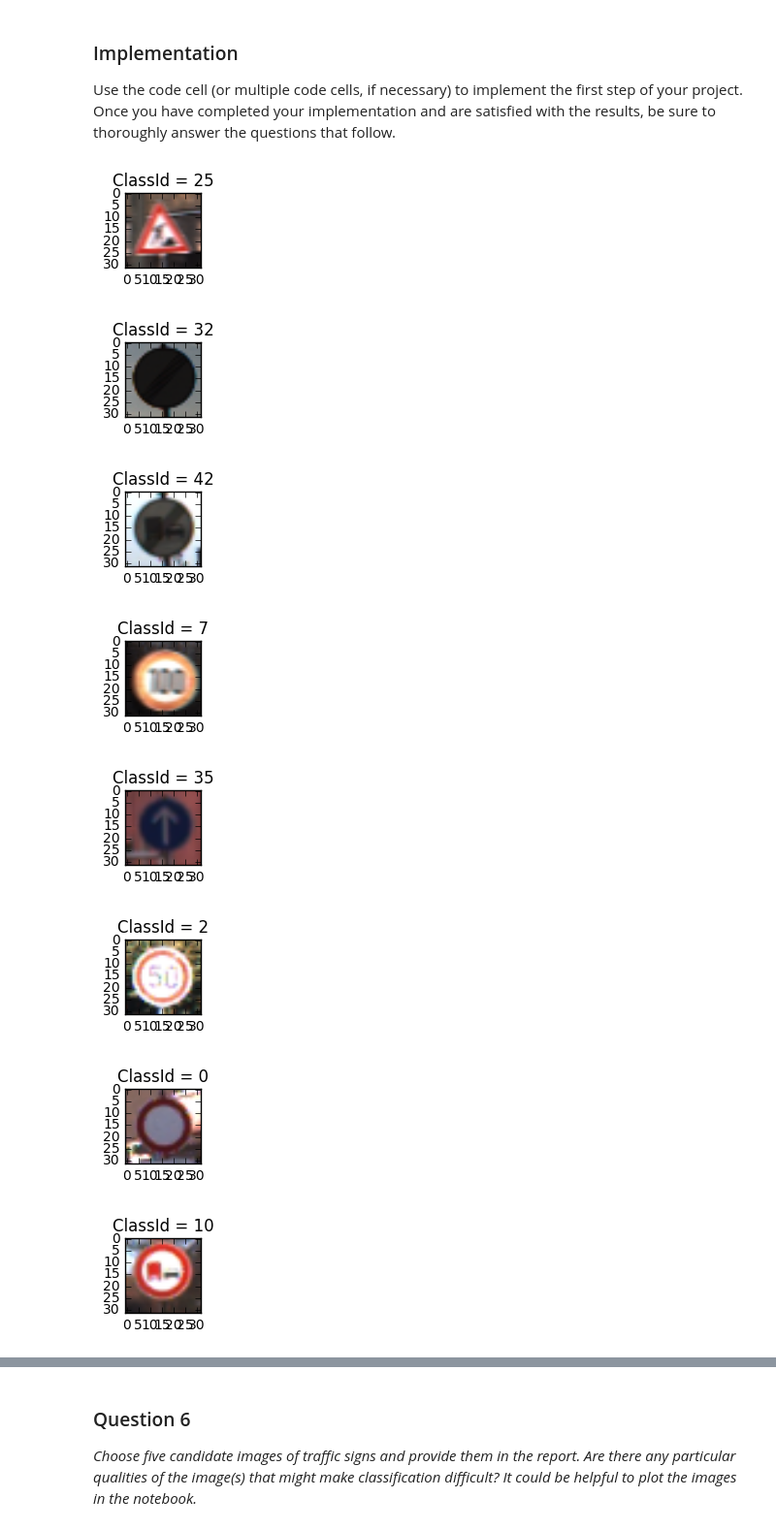
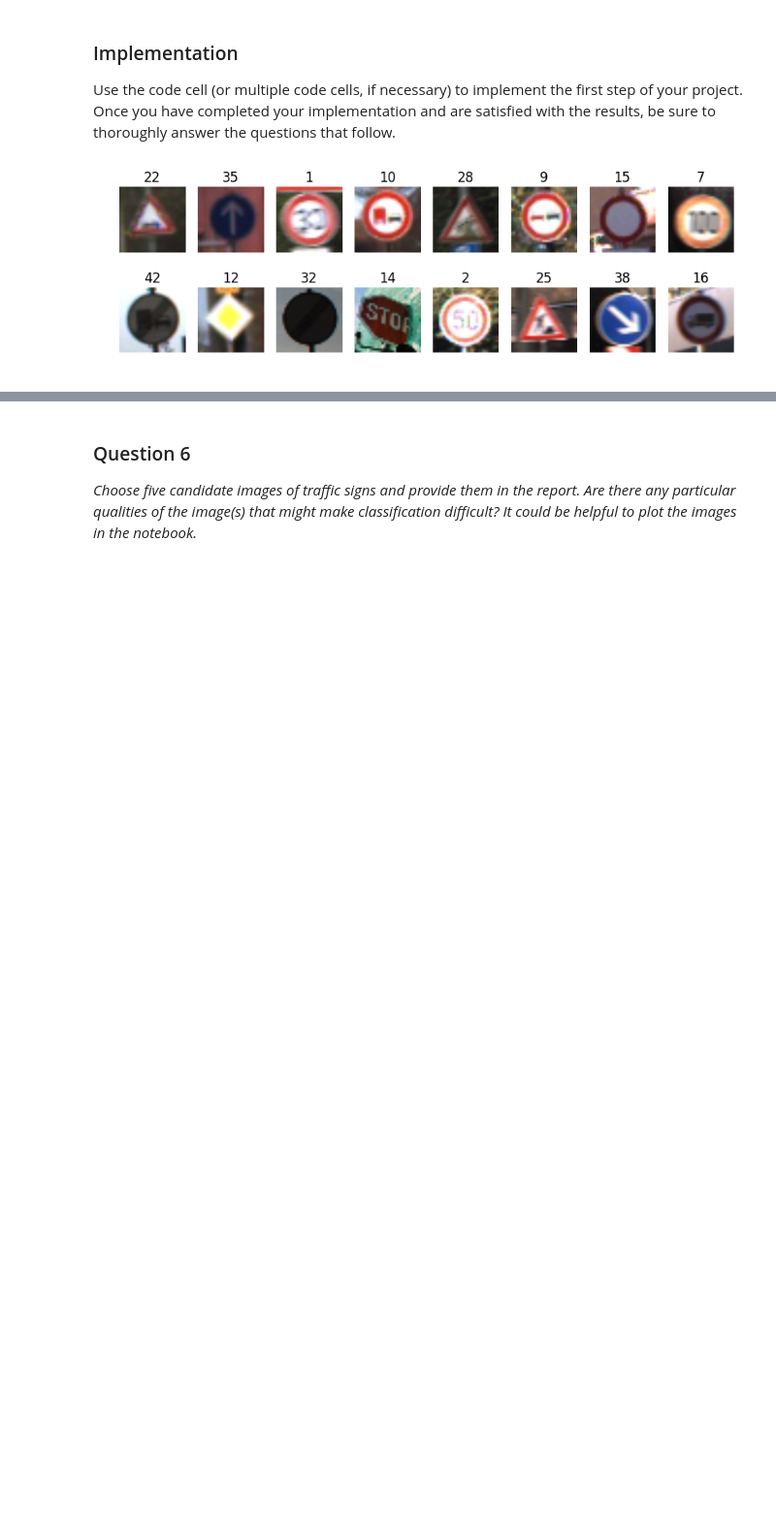
Before and after one commit to woodysong/CarND, a Jupyter notebook: CarND-Traffic-Sign-Classifier-Project/Traffic_Sign_Classifier.ipynb, the cells around one changed output, grey strips where cells are left out. Shown at 97% size. Saved outputs shown, nothing was run; the diff lists cells and outputs as text; code cells hidden in the pictures; blank space fills up the shorter version.

```diff
--- a/CarND-Traffic-Sign-Classifier-Project/Traffic_Sign_Classifier.ipynb
+++ b/CarND-Traffic-Sign-Classifier-Project/Traffic_Sign_Classifier.ipynb
@@ -228,0 +394,7 @@ y_train_part = np.delete(y_train_exp, val_type, axis=0)
+# %%
+import h5py
+with h5py.File("data_train_val.h5", "r") as fi:
+    X_train_part = fi["X_train_part"][:]
+    y_train_part = fi["y_train_part"][:]
+    X_val = fi["X_val"][:]
+    y_val = fi["y_val"][:]
@@ -428,7 +752,7 @@ The LeCun's neural network has been successfully applied to hand-written digits
 ### Feel free to use as many code cells as needed.
 
 learning_rate = 0.001
-epochs = 30
+epochs = 40
 BATCH_SIZE = 128
 
 x = tf.placeholder(tf.float32, [None, 32, 32, 3])
@@ -474,7 +798,7 @@ saver = tf.train.Saver()
 
 with tf.Session() as sess:
     sess.run(tf.initialize_all_variables())
-    num_examples = len(X_train_part)
+    num_examples = len(X_train_part_ycbcr)
 
     print("Training ...")
     for i in range(epochs):
@@ -482,7 +806,7 @@ with tf.Session() as sess:
         for offset in range(0, num_examples, BATCH_SIZE):
             end = offset + BATCH_SIZE
             batch_x, batch_y = X_train_part_shuffle[offset:end], y_train_part_shuffle[offset:end]
-            sess.run(training_operation, feed_dict={x: batch_x, y: batch_y, test_mode: True})
+            sess.run(training_operation, feed_dict={x: batch_x, y: batch_y, test_mode: False})
         train_accuracy = evaluate(X_train_part_ycbcr, y_train_part)
         validation_accuracy = evaluate(X_val_ycbcr, y_val)
         print("Epoch %d" % i)
@@ -532,0 +899,17 @@ Test accu: 0.942597
+# %%
+with tf.Session() as sess:
+    saver.restore(sess, tf.train.latest_checkpoint('.'))
+
+    test_accuracy = evaluate(X_test_gray, y_test)
+    print("Test accu: %f" % test_accuracy)
+    test_accuracy_full = evaluate_test(X_test_gray, y_test)
+
+test_accu_type = [[] for i in xrange(n_classes)]
+
+for idt in xrange(n_classes):
+    cnt = y_test == idt
+    idx = cnt.nonzero()
+    test_accu_type[idt] = test_accuracy_full[idx].mean()
+
+plt.figure()
+plt.bar(np.arange(n_classes), np.array(test_accu_type))
@@ -583,16 +989,15 @@ for idx in xrange(len(imgnames)):
     img = skimage.transform.resize(img, [32, 32, 3])
     X_wild[idx] = img
 # %%
+gs = gridspec.GridSpec(2, 8)
+gs.update(wspace=0.01, hspace=0.001)
+plt.figure(figsize=(10,3))
+
 for idx in xrange(len(X_wild)):
-    plt.figure(figsize=(1, 1))
-    plt.imshow(X_wild[idx])
-    plt.title("ClassId = %d" % y_wild[idx])
+
+    plt.subplot(2, 8, idx+1)
+    plt.imshow(X_wild[idx].squeeze())
+    plt.title("%d" % y_wild[idx])
+    plt.axis('off')
 # %% [output]
-[figure, old version]
+[figure, new version]
-[figure, removed]
-[figure, removed]
-[figure, removed]
-[figure, removed]
-[figure, removed]
-[figure, removed]
-[figure, removed]
```
Also changed, not shown: parts of 47 cells of this notebook, 2 other files.
